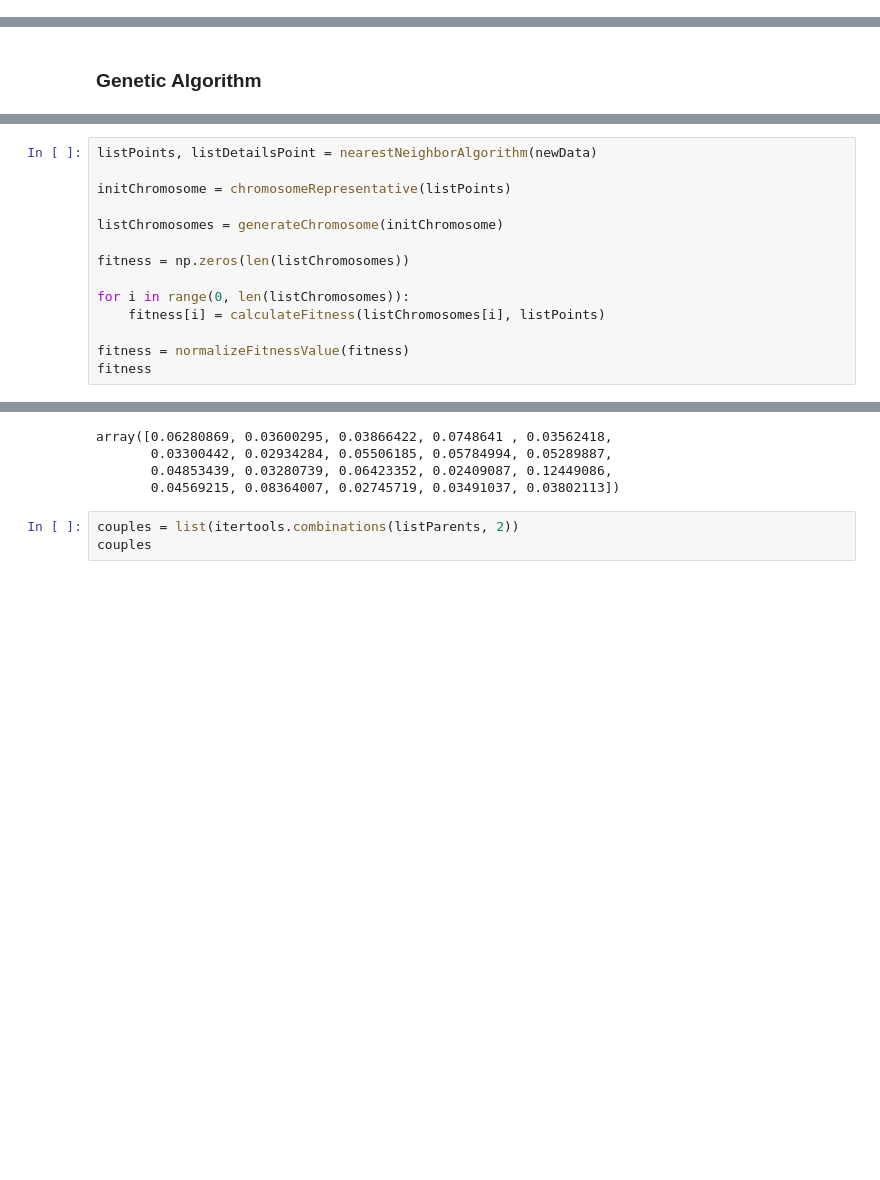
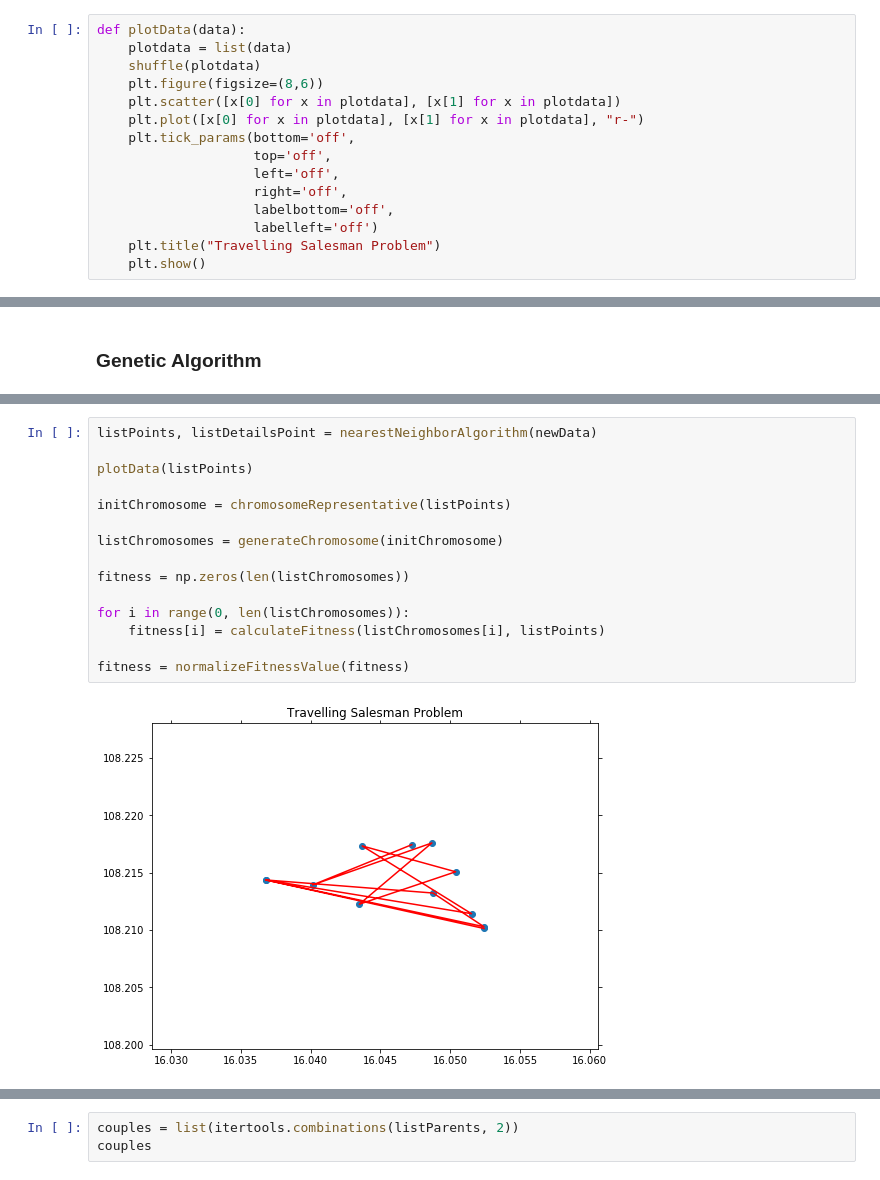
Before and after one commit to anhtuyetdut/Travel-Itinerary, a Jupyter notebook: main.ipynb, the cells around one changed output, grey strips where cells are left out. Drawn from its saved outputs; the diff is of its cells as text; blank space fills up the shorter version.

```diff
--- a/main.ipynb
+++ b/main.ipynb
@@ -113,6 +115,21 @@ def nearestNeighborAlgorithm(data):
 def chromosomeRepresentative(points):
     length = len(points)
     return list(range(0, length))
+# %%
+def plotData(data):
+    plotdata = list(data)
+    shuffle(plotdata)
+    plt.figure(figsize=(8,6))
+    plt.scatter([x[0] for x in plotdata], [x[1] for x in plotdata])
+    plt.plot([x[0] for x in plotdata], [x[1] for x in plotdata], "r-")
+    plt.tick_params(bottom='off',
+                    top='off',
+                    left='off',
+                    right='off',
+                    labelbottom='off',
+                    labelleft='off')
+    plt.title("Travelling Salesman Problem")
+    plt.show()
 # %% [markdown]
 #### Generate set of chromosome
 # %%
@@ -196,15 +211,17 @@ Threshold  0.1709825332157896
 # %%
 listPoints, listDetailsPoint = nearestNeighborAlgorithm(newData)
+
+plotData(listPoints)
 
 initChromosome = chromosomeRepresentative(listPoints)
 
 listChromosomes = generateChromosome(initChromosome)
 
 fitness = np.zeros(len(listChromosomes))
 
 for i in range(0, len(listChromosomes)):
     fitness[i] = calculateFitness(listChromosomes[i], listPoints)
 
 fitness = normalizeFitnessValue(fitness)
-fitness
 # %% [output]
+[figure, added]
@@ -231,7 +248,3 @@ fitness
-array([0.06280869, 0.03600295, 0.03866422, 0.0748641 , 0.03562418,
-       0.03300442, 0.02934284, 0.05506185, 0.05784994, 0.05289887,
-       0.04853439, 0.03280739, 0.06423352, 0.02409087, 0.12449086,
-       0.04569215, 0.08364007, 0.02745719, 0.03491037, 0.03802113])
 # %%
 couples = list(itertools.combinations(listParents, 2))
 couples
```
Also changed, not shown: parts of 3 cells of this notebook.
